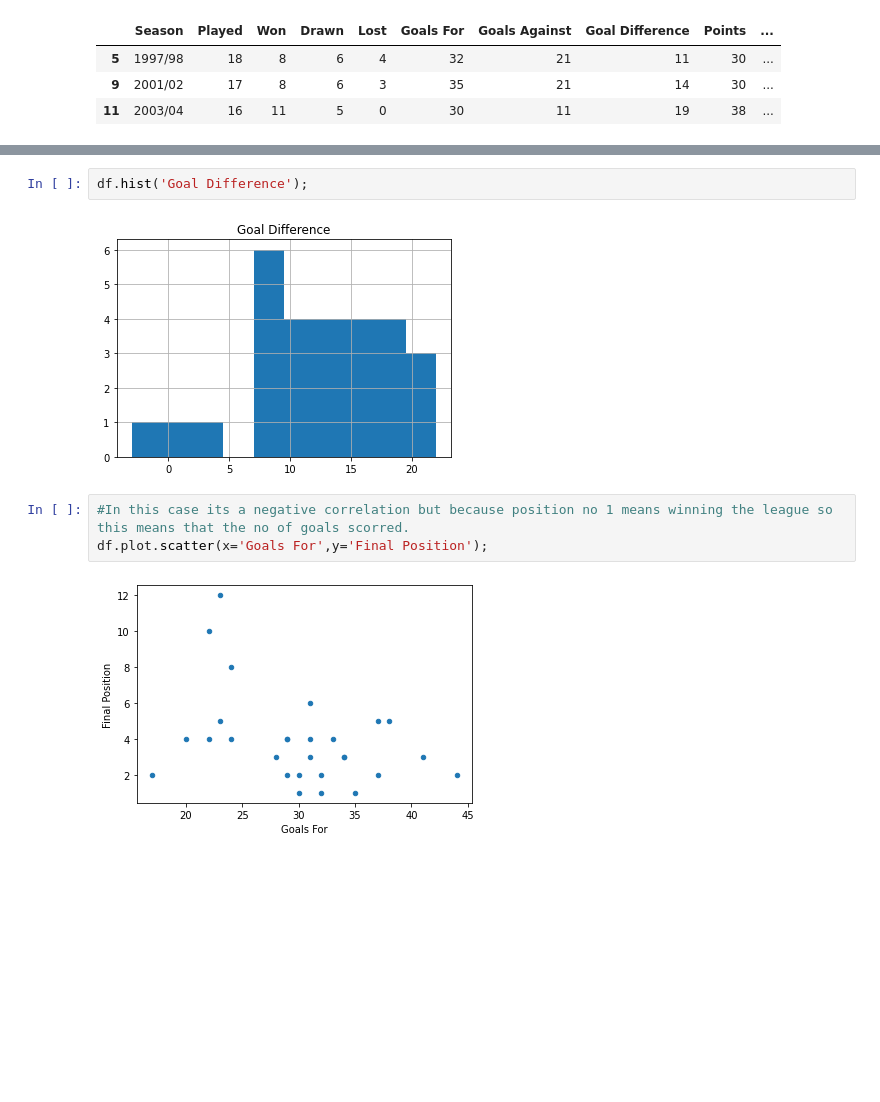
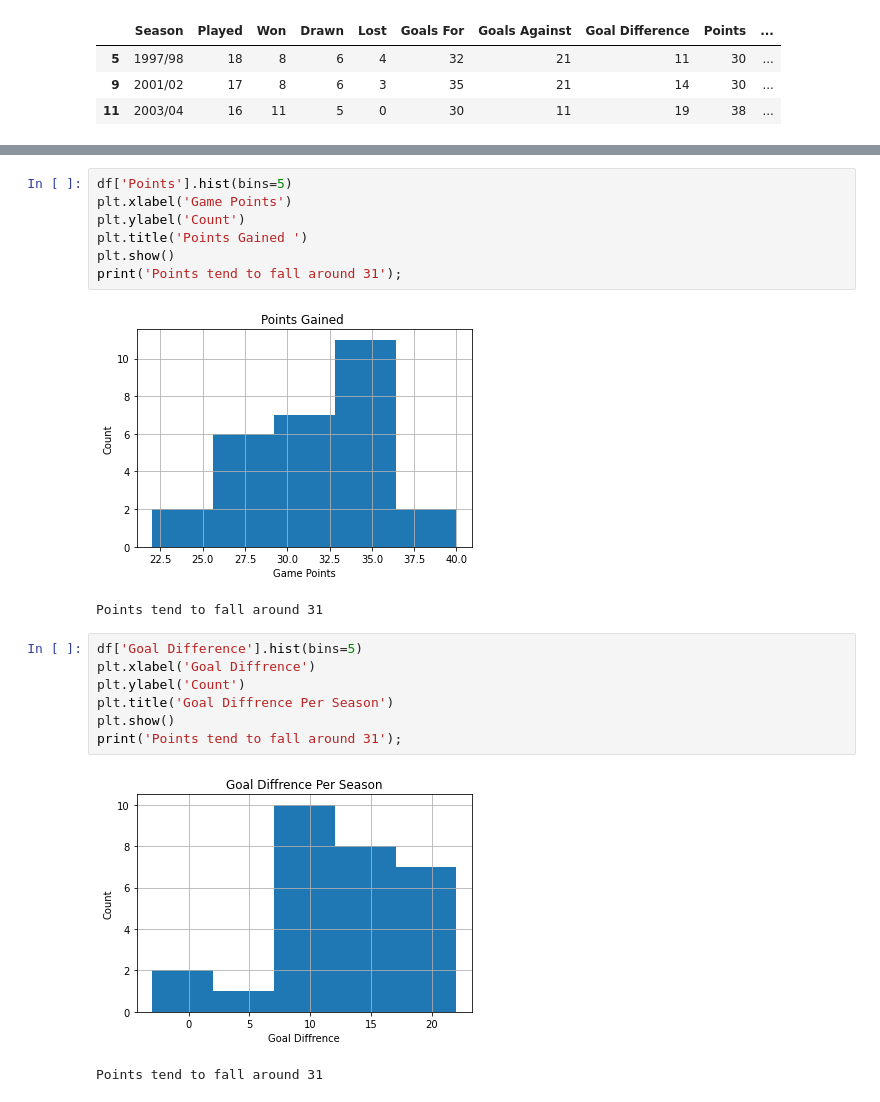
Before and after one commit to amrrahman1/Arsenal-Data, a Jupyter notebook: Arsenal.ipynb, the cells around one changed output, grey strips where cells are left out. Saved outputs shown, nothing was run; the diff lists cells and outputs as text; blank space fills up the shorter version.

```diff
--- a/Arsenal.ipynb
+++ b/Arsenal.ipynb
@@ -150,9 +146,20 @@ df.hist('Final Points');
-# %%
-df.hist('Goal Difference');
-# %% [output]
-[figure, removed]
-# %%
-#In this case its a negative correlation but because position no 1 means winning the league so this means that the no of goals scorred.
-df.plot.scatter(x='Goals For',y='Final Position');
-# %% [output]
-[figure, removed]
+# %%
+df['Points'].hist(bins=5)
+plt.xlabel('Game Points')
+plt.ylabel('Count')
+plt.title('Points Gained ')
+plt.show()
+print('Points tend to fall around 31');
+# %% [output]
+[figure, added]
+Points tend to fall around 31
+# %%
+df['Goal Difference'].hist(bins=5)
+plt.xlabel('Goal Diffrence')
+plt.ylabel('Count')
+plt.title('Goal Diffrence Per Season')
+plt.show()
+print('Points tend to fall around 31');
+# %% [output]
+[figure, added]
+Points tend to fall around 31
```
Also changed, not shown: parts of 2 cells of this notebook.
